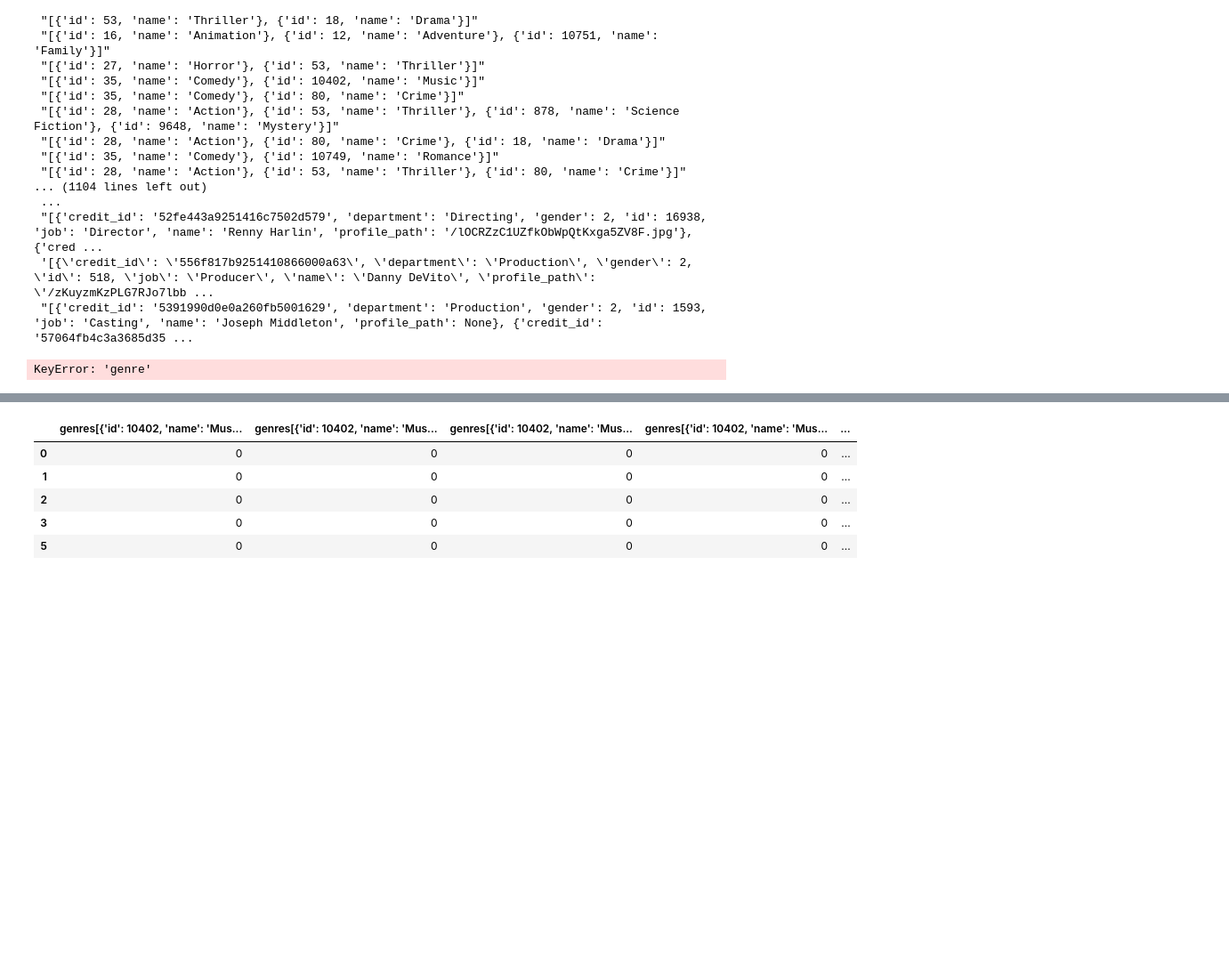
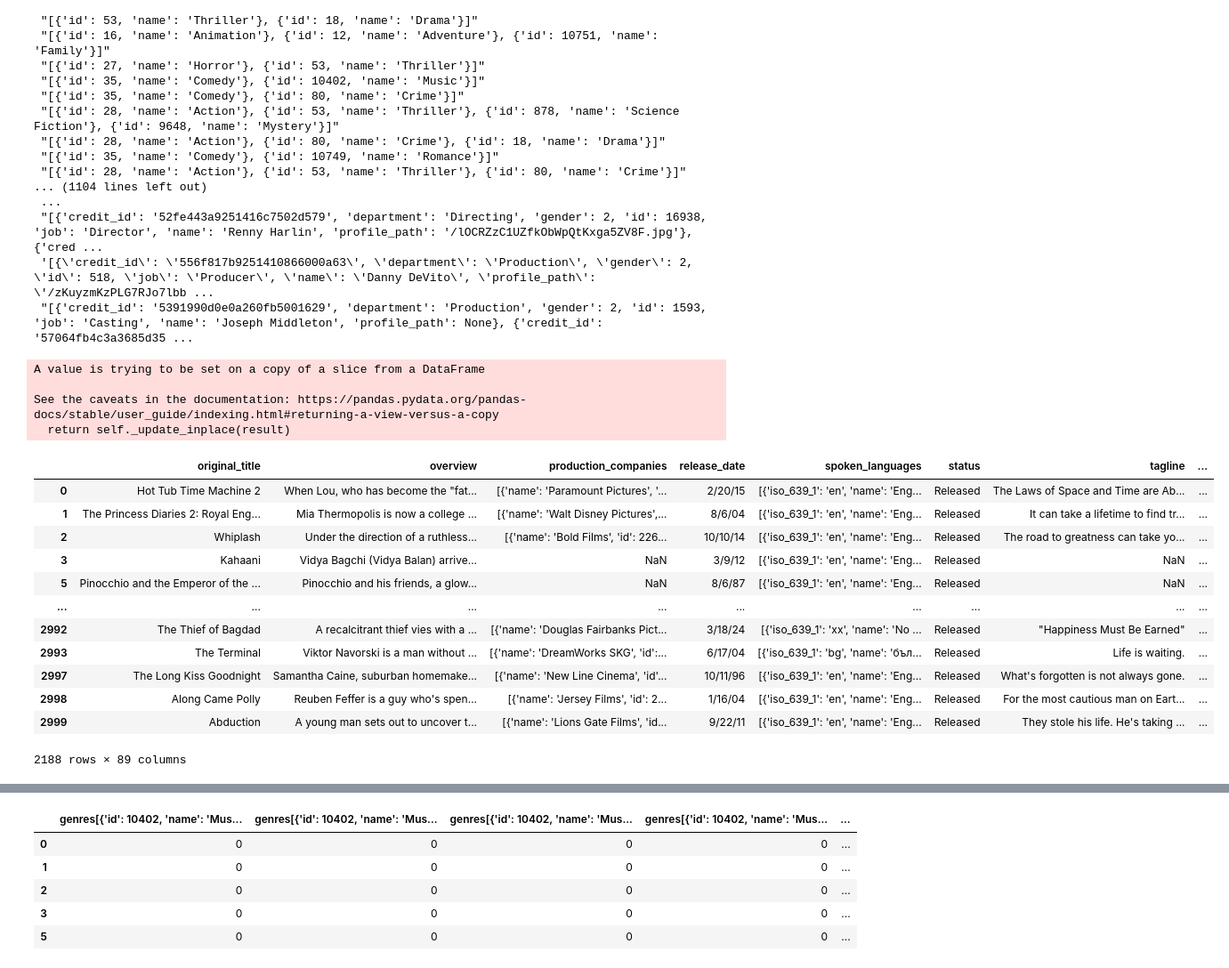
Before and after one commit to joprocs/MovieRevenuePrediction, a Jupyter notebook: trying.ipynb, the cells around one changed output, grey strips where cells are left out. Shown at 89% size. Saved outputs shown, nothing was run; the diff lists cells and outputs as text; code cells hidden in the pictures; blank space fills up the shorter version.

Commit message:
Add files via upload
updated genres and working on nonnumeric categories

```diff
--- a/trying.ipynb
+++ b/trying.ipynb
@@ -66,17 +66,53 @@ print(data['crew'].unique())
  "[{'credit_id': '52fe443a9251416c7502d579', 'department': 'Directing', 'gender': 2, 'id': 16938, 'job': 'Director', 'name': 'Renny Harlin', 'profile_path': '/lOCRZzC1UZfkObWpQtKxga5ZV8F.jpg'}, {'cred ...
  '[{\'credit_id\': \'556f817b9251410866000a63\', \'department\': \'Production\', \'gender\': 2, \'id\': 518, \'job\': \'Producer\', \'name\': \'Danny DeVito\', \'profile_path\': \'/zKuyzmKzPLG7RJo7lbb ...
  "[{'credit_id': '5391990d0e0a260fb5001629', 'department': 'Production', 'gender': 2, 'id': 1593, 'job': 'Casting', 'name': 'Joseph Middleton', 'profile_path': None}, {'credit_id': '57064fb4c3a3685d35 ...
-# %%
-from sklearn.preprocessing import OneHotEncoder
-data = encode_json_column(data, 1,"name")
-genres_encoder = OneHotEncoder()
-genres_reshaped = np.array(data_categorical['genres']).reshape(-1, 1)
-genres_values = genres_encoder.fit_transform(genres_reshaped)
-
-print(data_categorical['genre'][:5])
-print()
-print(genres_values.toarray()[:5])
-print()
-print(genres_encoder.inverse_transform(genres_values)[:])
-# %% [output]
-KeyError: 'genre'
+# %%
+#genres
+
+# treat null values
+data_categorical['genres'].fillna('NA', inplace = True)
+
+# separate all genres into one list, considering comma + space as separators
+genre = data_categorical['genres'].str.split(', ').tolist()
+
+# flatten the list
+flat_genre = [item for sublist in genre for item in sublist]
+
+# convert to a set to make unique
+set_genre = set(flat_genre)
+
+# back to list
+unique_genre = list(set_genre)
+
+# remove NA
+unique_genre.remove('NA')
+
+# create columns by each unique genre
+df = data_categorical.reindex(data_categorical.columns.tolist() + unique_genre, axis=1, fill_value=0)
+
+# for each value inside column, update the dummy
+for index, row in df.iterrows():
+    for val in row.genres.split(', '):
+        if val != 'NA':
+            df.loc[index, val] = 1
+
+df.drop('genres', axis = 1, inplace = True)
+df
+# %% [output]
+A value is trying to be set on a copy of a slice from a DataFrame
+
+See the caveats in the documentation: https://pandas.pydata.org/pandas-docs/stable/user_guide/indexing.html#returning-a-view-versus-a-copy
+  return self._update_inplace(result)
+|  | original_title | overview | production_companies | release_date | spoken_languages | status | tagline | ... |
+| 0 | Hot Tub Time Machine 2 | When Lou, who has become the "fat... | [{'name': 'Paramount Pictures', '... | 2/20/15 | [{'iso_639_1': 'en', 'name': 'Eng... | Released | The Laws of Space and Time are Ab... | ... |
+| 1 | The Princess Diaries 2: Royal Eng... | Mia Thermopolis is now a college ... | [{'name': 'Walt Disney Pictures',... | 8/6/04 | [{'iso_639_1': 'en', 'name': 'Eng... | Released | It can take a lifetime to find tr... | ... |
+| 2 | Whiplash | Under the direction of a ruthless... | [{'name': 'Bold Films', 'id': 226... | 10/10/14 | [{'iso_639_1': 'en', 'name': 'Eng... | Released | The road to greatness can take yo... | ... |
+| 3 | Kahaani | Vidya Bagchi (Vidya Balan) arrive... | NaN | 3/9/12 | [{'iso_639_1': 'en', 'name': 'Eng... | Released | NaN | ... |
+| 5 | Pinocchio and the Emperor of the ... | Pinocchio and his friends, a glow... | NaN | 8/6/87 | [{'iso_639_1': 'en', 'name': 'Eng... | Released | NaN | ... |
+| ... | ... | ... | ... | ... | ... | ... | ... | ... |
+| 2992 | The Thief of Bagdad | A recalcitrant thief vies with a ... | [{'name': 'Douglas Fairbanks Pict... | 3/18/24 | [{'iso_639_1': 'xx', 'name': 'No ... | Released | "Happiness Must Be Earned" | ... |
+| 2993 | The Terminal | Viktor Navorski is a man without ... | [{'name': 'DreamWorks SKG', 'id':... | 6/17/04 | [{'iso_639_1': 'bg', 'name': 'бъл... | Released | Life is waiting. | ... |
+| 2997 | The Long Kiss Goodnight | Samantha Caine, suburban homemake... | [{'name': 'New Line Cinema', 'id'... | 10/11/96 | [{'iso_639_1': 'en', 'name': 'Eng... | Released | What's forgotten is not always gone. | ... |
+| 2998 | Along Came Polly | Reuben Feffer is a guy who's spen... | [{'name': 'Jersey Films', 'id': 2... | 1/16/04 | [{'iso_639_1': 'en', 'name': 'Eng... | Released | For the most cautious man on Eart... | ... |
+| 2999 | Abduction | A young man sets out to uncover t... | [{'name': 'Lions Gate Films', 'id... | 9/22/11 | [{'iso_639_1': 'en', 'name': 'Eng... | Released | They stole his life. He's taking ... | ... |
+2188 rows × 89 columns
```
Also changed, not shown: parts of 3 cells of this notebook.
